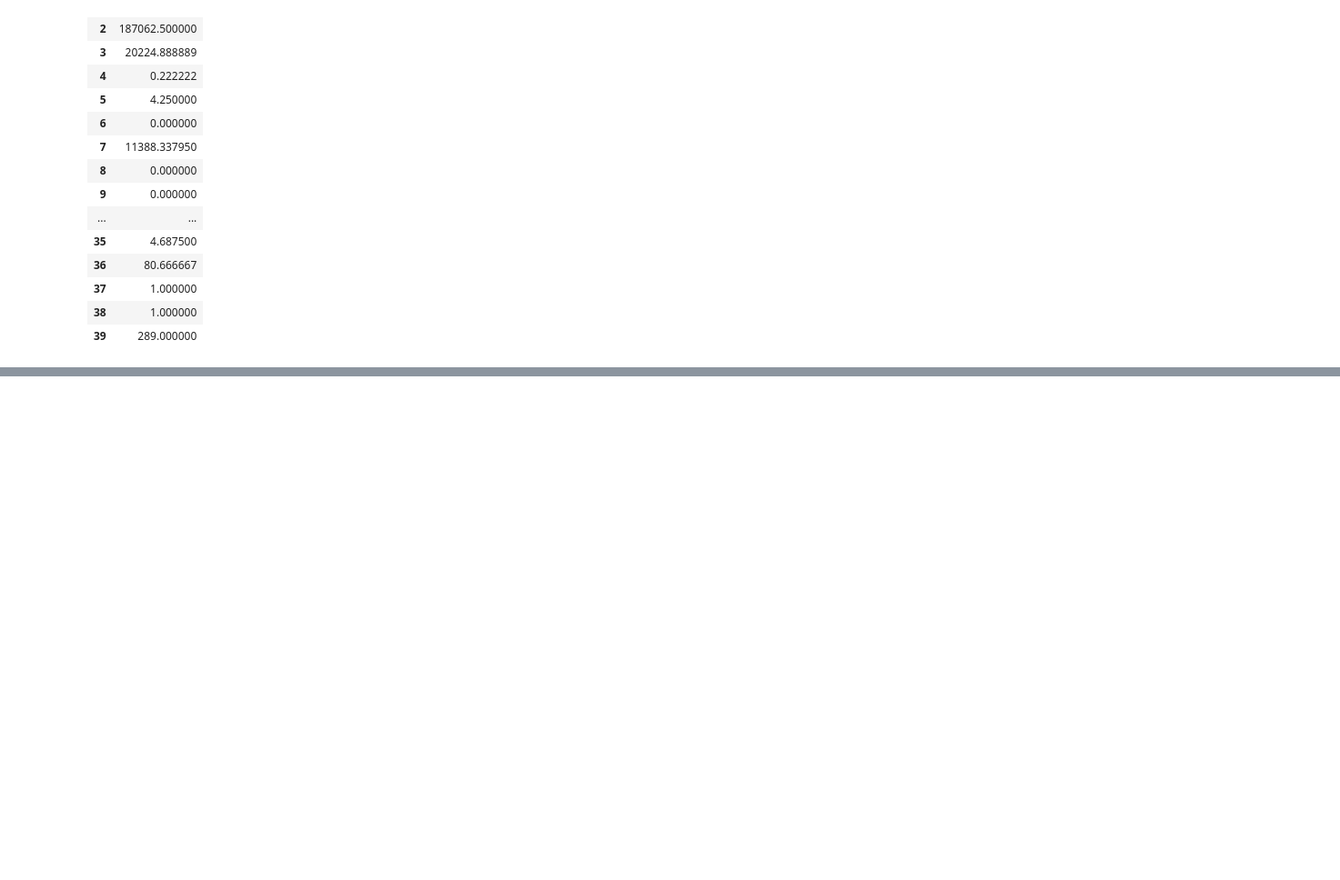
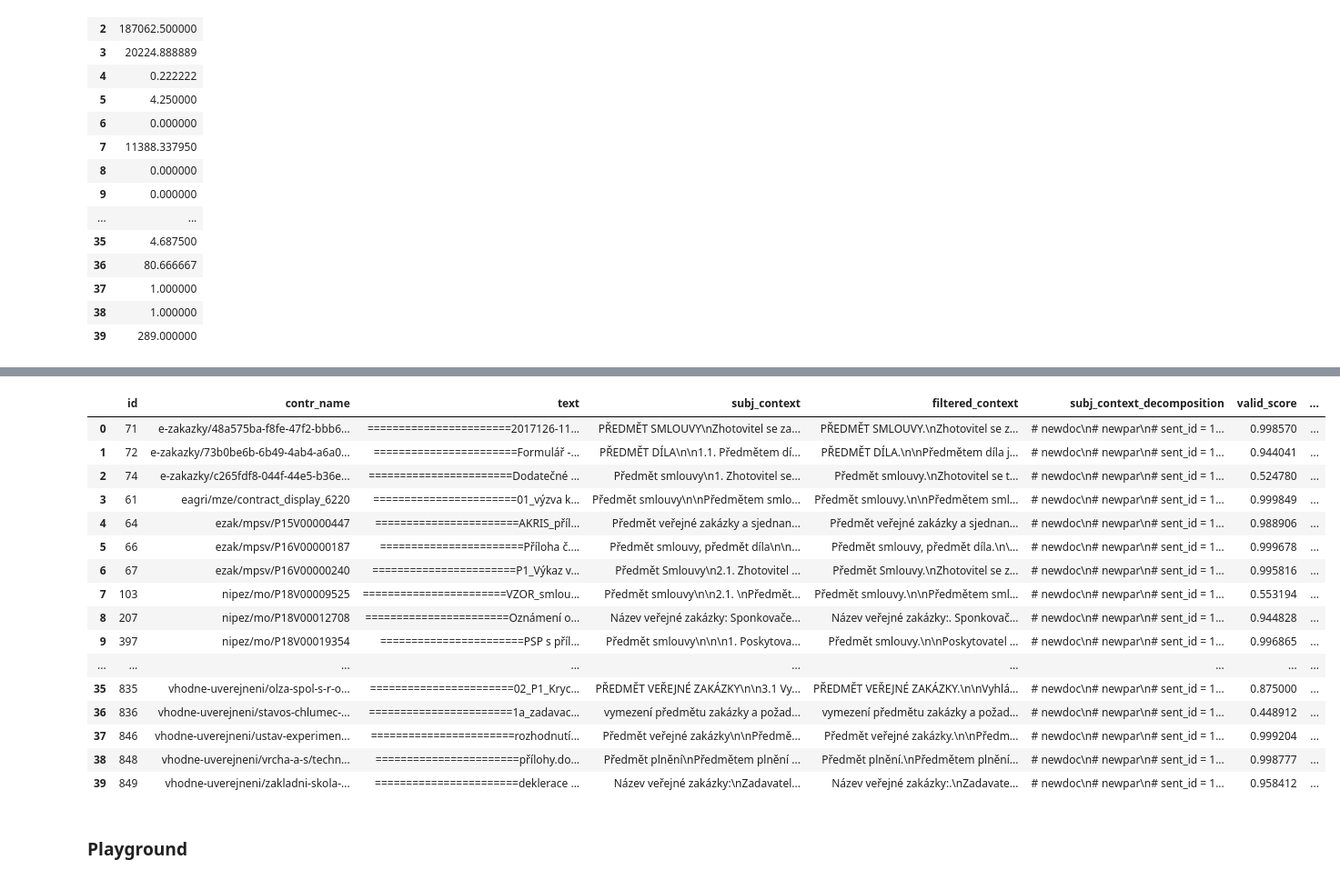
Before and after one commit to opendatalabcz/public-contract-recommendation, a Jupyter notebook: research/subject_extraction.ipynb, the cells around one changed output, grey strips where cells are left out. Shown: that part at 91% size. Drawn from its saved outputs; the diff is of its cells as text; code cells hidden in the pictures; blank space fills up the shorter version.

Commit message:
subject context preprocessing

```diff
--- a/research/subject_extraction.ipynb
+++ b/research/subject_extraction.ipynb
@@ -555,0 +293,20 @@ Zapsala Ing. Linda Jurásková
+# %%
+def validate_subjects(df_contracts, column, vzdirs='../test-data/*/*/*', similarity_machine=JaccardSimilarityMachine()):
+    ref_column = column+'_ref'
+    df_contracts['valid_score']=0
+    df_contracts[ref_column]=None
+    ref_paths = [path for path in glob.glob(vzdirs) if 'test_src' not in path]
+    for path in ref_paths:
+        contr_name = '/'.join(path.split('\\')[1:4])
+        rows = df_contracts[df_contracts.contr_name==contr_name]
+        if len(rows)>0:
+            row = rows.iloc[0]
+            ref_value = None
+            with open(path+'/_ref.json', 'r', encoding='utf8') as f:
+                ref = json.load(f)
+                if column in ref:
+                    ref_value = ref[column]
+            valid_score = similarity_machine.compute(row[column], ref_value)
+            df_contracts.loc[row.name, 'valid_score'] = valid_score
+            df_contracts.loc[row.name, ref_column] = ref_value
+    return df_contracts
@@ -555,0 +349,9 @@ Zapsala Ing. Linda Jurásková
+# %%
+%%time
+
+# df_slice = df_sorted_contracts[:10].copy()
+evaluator = SubjectSentenceEvaluationMachine(df_contracts, subj_context_preprocessor=SubjectContextPreprocessor())
+evaluator.preprocess()
+evaluator.process()
+display(evaluator.evaluate())
+display(evaluator.evaluateSentenceNum())
@@ -555,0 +362,22 @@ Zapsala Ing. Linda Jurásková
+# %%
+evaluator._df_contracts
+# %% [output]
+|  | id | contr_name | text | subj_context | filtered_context | subj_context_decomposition | valid_score | ... |
+| 0 | 71 | e-zakazky/48a575ba-f8fe-47f2-bbb6... | =======================2017126-11... | PŘEDMĚT SMLOUVY\nZhotovitel se za... | PŘEDMĚT SMLOUVY.\nZhotovitel se z... | # newdoc\n# newpar\n# sent_id = 1... | 0.998570 | ... |
+| 1 | 72 | e-zakazky/73b0be6b-6b49-4ab4-a6a0... | =======================Formulář -... | PŘEDMĚT DÍLA\n\n1.1. Předmětem dí... | PŘEDMĚT DÍLA.\n\nPředmětem díla j... | # newdoc\n# newpar\n# sent_id = 1... | 0.944041 | ... |
+| 2 | 74 | e-zakazky/c265fdf8-044f-44e5-b36e... | =======================Dodatečné ... | Předmět smlouvy\n1. Zhotovitel se... | Předmět smlouvy.\nZhotovitel se t... | # newdoc\n# newpar\n# sent_id = 1... | 0.524780 | ... |
+| 3 | 61 | eagri/mze/contract_display_6220 | =======================01_výzva k... | Předmět smlouvy\n\nPředmětem smlo... | Předmět smlouvy.\n\nPředmětem sml... | # newdoc\n# newpar\n# sent_id = 1... | 0.999849 | ... |
+| 4 | 64 | ezak/mpsv/P15V00000447 | =======================AKRIS_příl... | Předmět veřejné zakázky a sjednan... | Předmět veřejné zakázky a sjednan... | # newdoc\n# newpar\n# sent_id = 1... | 0.988906 | ... |
+| 5 | 66 | ezak/mpsv/P16V00000187 | =======================Příloha č.... | Předmět smlouvy, předmět díla\n\n... | Předmět smlouvy, předmět díla.\n\... | # newdoc\n# newpar\n# sent_id = 1... | 0.999678 | ... |
+| 6 | 67 | ezak/mpsv/P16V00000240 | =======================P1_Výkaz v... | Předmět Smlouvy\n2.1. Zhotovitel ... | Předmět Smlouvy.\nZhotovitel se z... | # newdoc\n# newpar\n# sent_id = 1... | 0.995816 | ... |
+| 7 | 103 | nipez/mo/P18V00009525 | =======================VZOR_smlou... | Předmět smlouvy\n\n2.1. \nPředmět... | Předmět smlouvy.\n\nPředmětem sml... | # newdoc\n# newpar\n# sent_id = 1... | 0.553194 | ... |
+| 8 | 207 | nipez/mo/P18V00012708 | =======================Oznámení o... | Název veřejné zakázky: Sponkovače... | Název veřejné zakázky:. Sponkovač... | # newdoc\n# newpar\n# sent_id = 1... | 0.944828 | ... |
+| 9 | 397 | nipez/mo/P18V00019354 | =======================PSP s příl... | Předmět smlouvy\n\n\n1. Poskytova... | Předmět smlouvy.\n\nPoskytovatel ... | # newdoc\n# newpar\n# sent_id = 1... | 0.996865 | ... |
+| ... | ... | ... | ... | ... | ... | ... | ... | ... |
+| 35 | 835 | vhodne-uverejneni/olza-spol-s-r-o... | =======================02_P1_Kryc... | PŘEDMĚT VEŘEJNÉ ZAKÁZKY\n\n3.1 Vy... | PŘEDMĚT VEŘEJNÉ ZAKÁZKY.\n\nVyhlá... | # newdoc\n# newpar\n# sent_id = 1... | 0.875000 | ... |
+| 36 | 836 | vhodne-uverejneni/stavos-chlumec-... | =======================1a_zadavac... | vymezení předmětu zakázky a požad... | vymezení předmětu zakázky a požad... | # newdoc\n# newpar\n# sent_id = 1... | 0.448912 | ... |
+| 37 | 846 | vhodne-uverejneni/ustav-experimen... | =======================rozhodnutí... | Předmět veřejné zakázky\n\nPředmě... | Předmět veřejné zakázky.\n\nPředm... | # newdoc\n# newpar\n# sent_id = 1... | 0.999204 | ... |
+| 38 | 848 | vhodne-uverejneni/vrcha-a-s/techn... | =======================přílohy.do... | Předmět plnění\nPředmětem plnění ... | Předmět plnění.\nPředmětem plnění... | # newdoc\n# newpar\n# sent_id = 1... | 0.998777 | ... |
+| 39 | 849 | vhodne-uverejneni/zakladni-skola-... | =======================deklerace ... | Název veřejné zakázky:\nZadavatel... | Název veřejné zakázky:.\nZadavate... | # newdoc\n# newpar\n# sent_id = 1... | 0.958412 | ... |
+# %% [markdown]
+### Playground
```
Also changed, not shown: parts of 71 cells of this notebook, 3 other files.
